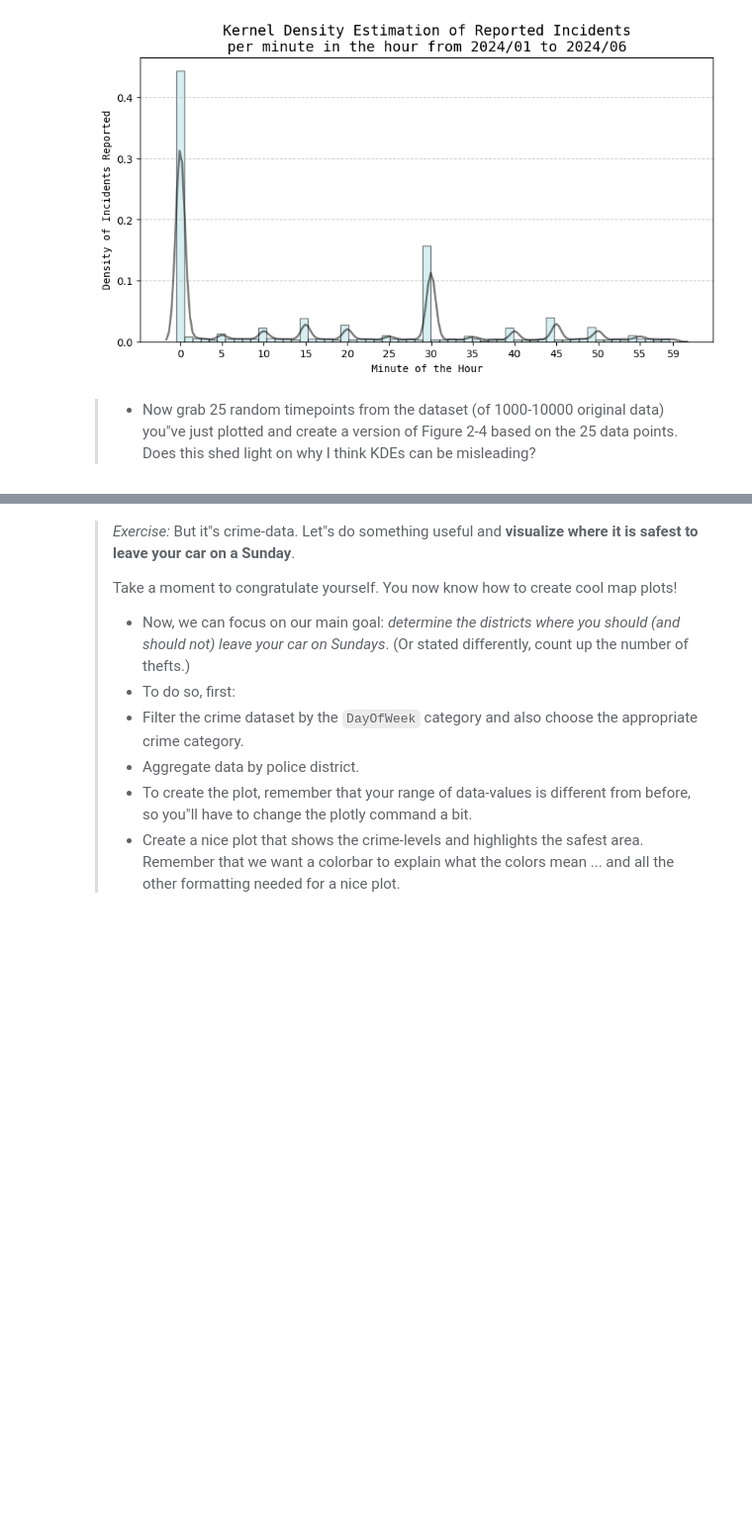
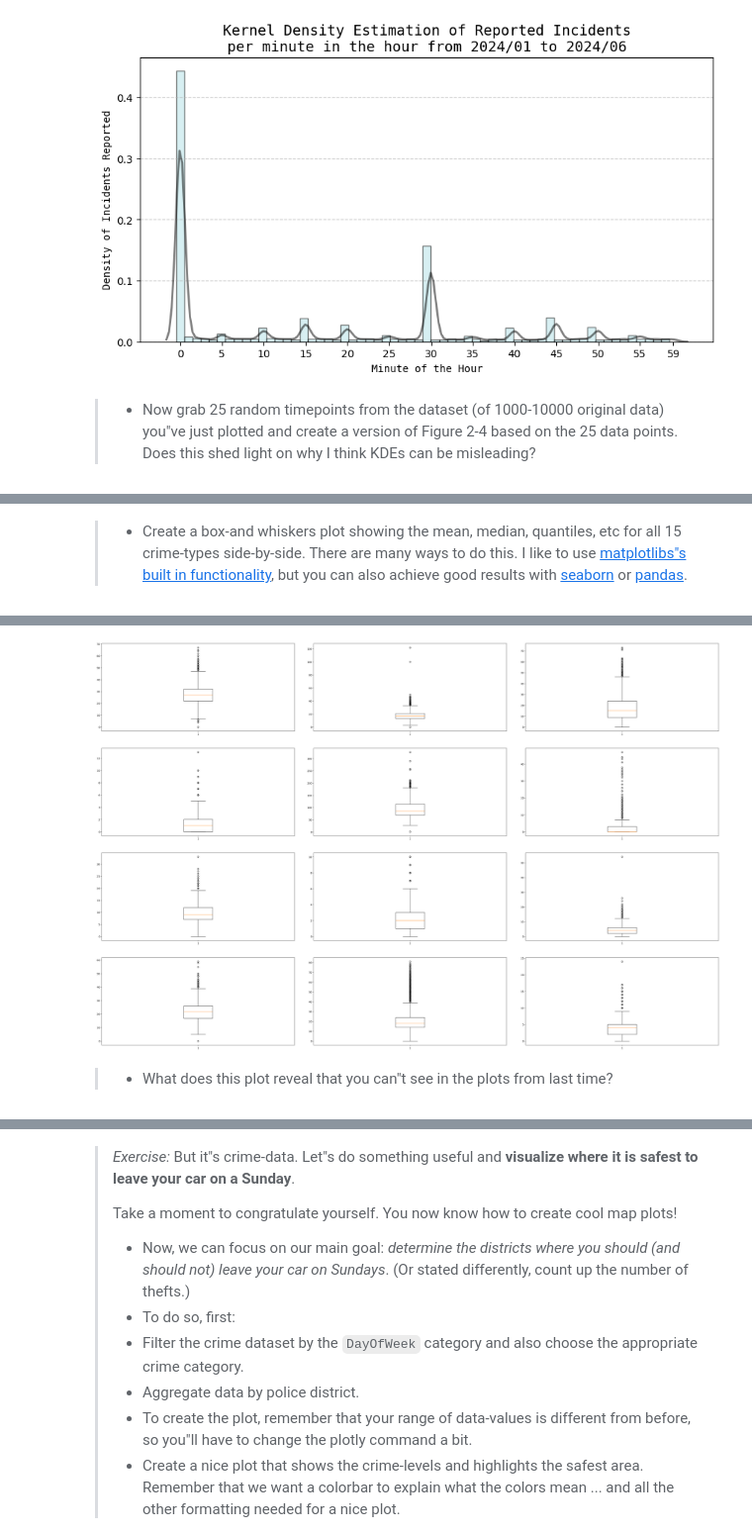
Before and after one commit to AleksandarLukic96/02806_Social_Data, a Jupyter notebook: notebooks/W3_Alek.ipynb, the cells around one changed output, grey strips where cells are left out. Shown at 99% size. Cells and saved outputs as stored; diff of their text form; code cells hidden in the pictures; blank space fills up the shorter version.

```diff
--- a/notebooks/W3_Alek.ipynb
+++ b/notebooks/W3_Alek.ipynb
@@ -459,0 +507,3 @@ For the "Exercise Part 1" and the part below, I want you to eliminate uses of LL
+# %%
+df_focus = df[df["Category"].isin(focuscrimes)]
+df_focus
@@ -459,0 +526,4 @@ For the "Exercise Part 1" and the part below, I want you to eliminate uses of LL
+# %%
+# Convert 'Day', 'Month', and 'Year' into a datetime column
+df_focus["Date"] = pd.to_datetime(df_focus[['Year', 'Month', 'Day']])
+df_focus.head()
@@ -459,0 +542,4 @@ For the "Exercise Part 1" and the part below, I want you to eliminate uses of LL
+# %%
+# Group by category and day of the month
+day_groupings = df_focus.groupby(['Date','Category']).size().unstack().reindex().fillna(0).astype(int).reset_index()
+day_groupings.head()
@@ -459,0 +583,57 @@ For the "Exercise Part 1" and the part below, I want you to eliminate uses of LL
+# %% [markdown]
+>   * Create a box-and whiskers plot showing the mean, median, quantiles, etc for all 15 crime-types side-by-side. There are many ways to do this. I like to use [matplotlibs"s built in functionality](https://matplotlib.org/stable/api/_as_gen/matplotlib.pyplot.boxplot.html), but you can also achieve good results with [seaborn](https://seaborn.pydata.org/generated/seaborn.boxplot.html) or [pandas](https://pandas.pydata.org/docs/reference/api/pandas.DataFrame.boxplot.html).
+# %%
+# Create a grid of subplots based on number of focus crimes
+
+# Font sizes
+subtitle_fontsize = 25
+tick_fontsize = 20
+label_fontsize = 22
+
+# Colors shades
+colors = plt.cm.Blues(np.linspace(0.3, 1, len(focuscrimes)))
+
+# Dimensions of the grid
+no_cols = 3
+no_rows = int(len(focuscrimes)/no_cols)
+col_size = 12
+row_size = 6
+
+fig, axs = plt.subplots(
+    no_rows,
+    no_cols,
+    figsize=(
+        col_size*no_cols,  # Hardcoded width per column
+        row_size*no_rows   # Hardcoded height per row
+    ),
+    sharex=False
+)
+
+# Flatten for easier indexing
+axs = axs.flatten()
+
+# Find the maximum value for the y-axis
+# max_val = day_groupings.max().max()
+
+# PLOTTING THE DATA
+for i in list(range(0, len(focuscrimes), 1)):
+    print(f"i:{i}\n{day_groupings[focuscrimes[i]]}\n")
+    axs[i].boxplot(day_groupings[focuscrimes[i]])
+    # axs[i].bar(days_abrv, count, color=colors[i], edgecolor='black')
+    # axs[i].set_ylim(
+    #     # count.min()*0.9, # Uncomment to show the min to max span
+    #     0,
+    #     # max_val*1.1, # Uncomment to show set the same y-axis for all plots
+    #     count.max()*1.1,
+    # )
+
+    # axs[i].set_title(category, loc='left', fontsize = subtitle_fontsize)
+    # axs[i].set_xticks(days_abrv)
+    # axs[i].tick_params(axis='x', labelsize = tick_fontsize)
+    # axs[i].set_ylabel('No. of incidents', fontsize = label_fontsize)
+    # axs[i].set_xlabel('Weekdays', fontsize = label_fontsize)
+
+fig.tight_layout(pad = 5.0)
+# plt.savefig(os.path.join(plots_path, "W3_ex3_2_.pdf"), format="pdf", bbox_inches="tight")
+plt.show()
+# %% [output]
@@ -459,0 +657,4 @@ For the "Exercise Part 1" and the part below, I want you to eliminate uses of LL
+[figure, added]
+# %% [markdown]
+
+>   * What does this plot reveal that you can"t see in the plots from last time?
```
Also changed, not shown: parts of 15 cells of this notebook, 2 other files.
